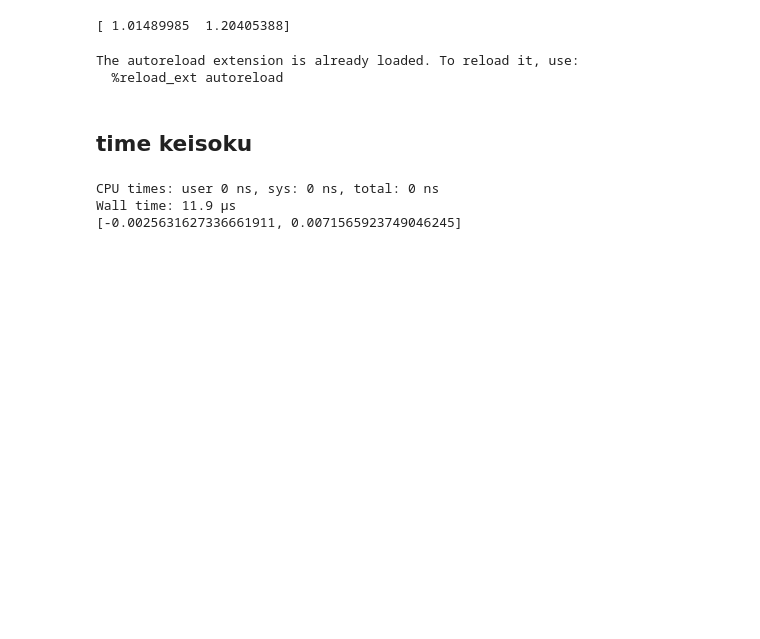
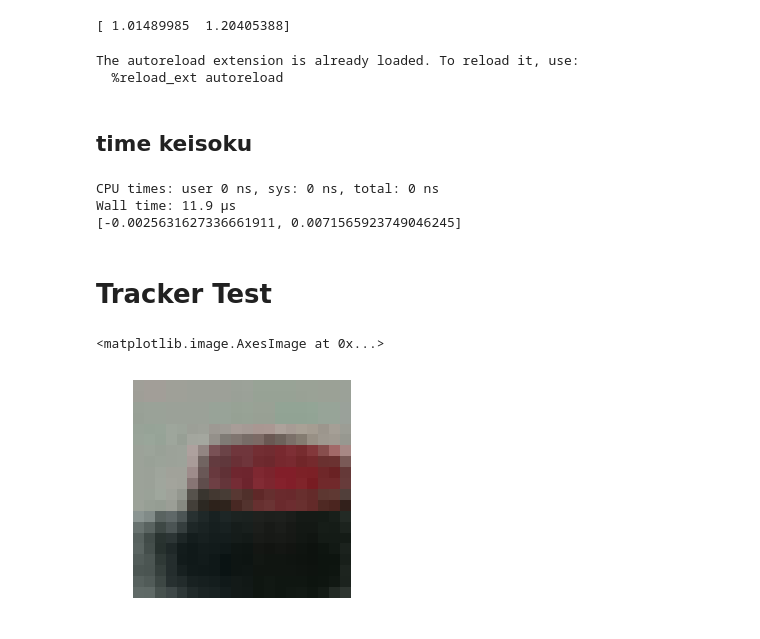
Before and after one commit to YoshiRi/IVPS, a Jupyter notebook: trial/Development-Copy1.ipynb, the cells around one changed output. Cells and saved outputs as stored; diff of their text form; code cells hidden in the pictures; blank space fills up the shorter version.

Commit message:
beta commit of RedTracker.py

```diff
--- a/trial/Development-Copy1.ipynb
+++ b/trial/Development-Copy1.ipynb
@@ -218,3 +218,5 @@ if vm.PNPsolved:
 CPU times: user 0 ns, sys: 0 ns, total: 0 ns
 Wall time: 11.9 µs
 [-0.0025631627336661911, 0.0071565923749046245]
+# %% [markdown]
+# Tracker Test
@@ -220,0 +345,13 @@ Wall time: 11.9 µs
+# %%
+tracker = RedTracker(frame,showimage=0,initialize_with_hand=0)
+# %%
+for i in range(30):
+    ok,frame=cap.read()
+    tracker.track(frame)
+# %%
+roi = tracker.extractROI(frame,tracker.bbox)
+plt.axis('off')
+plt.imshow(cv2.cvtColor(roi, cv2.COLOR_BGR2RGB))
+# %% [output]
+<matplotlib.image.AxesImage at 0x...>
+[figure, added]
```
Also changed, not shown: parts of 6 cells of this notebook, 6 other files.
